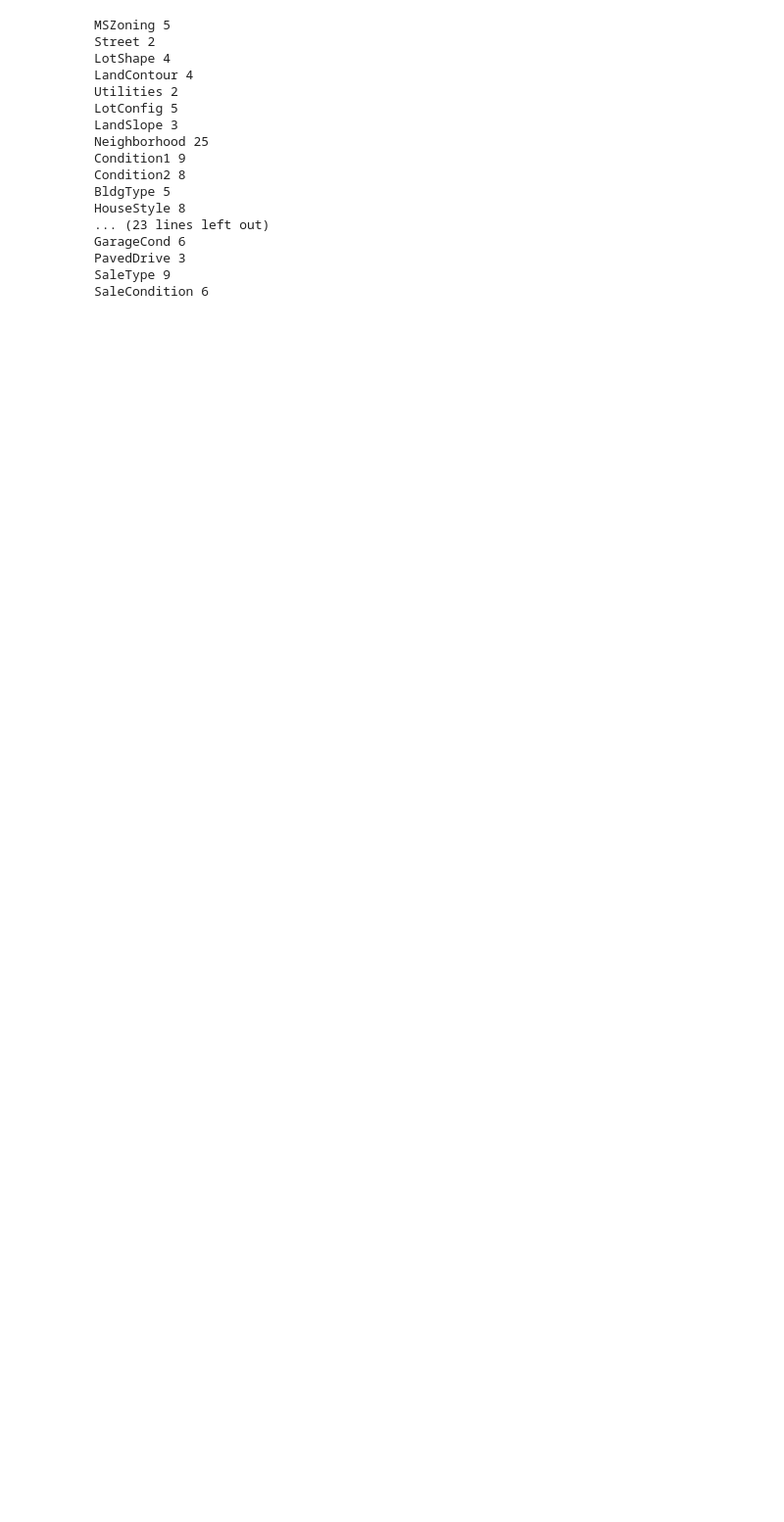
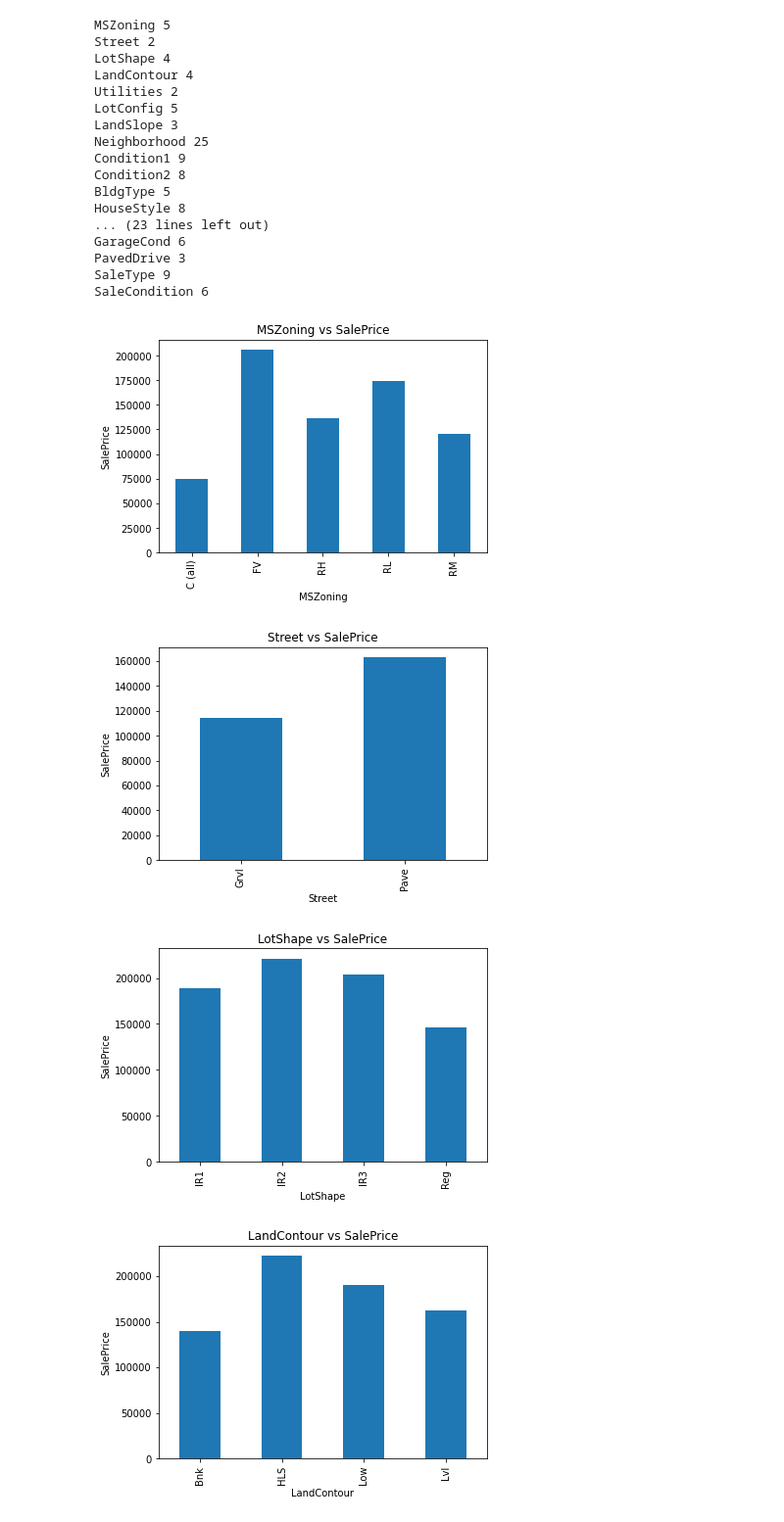
Before and after one commit to swapnilsethi/House-Price-Prediction-Kaggle-Competition, a Jupyter notebook: House_Price_Predication_EDA.ipynb, the cells around one changed output. Shown at 98% size. Saved outputs shown, nothing was run; the diff lists cells and outputs as text; code cells hidden in the pictures; blank space fills up the shorter version.

Commit message:
House Price Predication EDA

```diff
--- a/House_Price_Predication_EDA.ipynb
+++ b/House_Price_Predication_EDA.ipynb
@@ -301,3 +301,17 @@ GarageCond 6
 PavedDrive 3
 SaleType 9
 SaleCondition 6
+# %%
+for feature in Categorical_feature:
+    dataset = data.copy()
+    color = iter(cm.rainbow(np.linspace(0, 1, 18)))
+    dataset.groupby(feature)['SalePrice'].median().plot.bar()
+    plt.xlabel(feature)
+    plt.ylabel('SalePrice')
+    plt.title(feature + ' vs ' + 'SalePrice')
+    plt.show()
+# %% [output]
+[figure, added]
+[figure, added]
+[figure, added]
+[figure, added]
```
Also changed, not shown: parts of 1 cell of this notebook.
